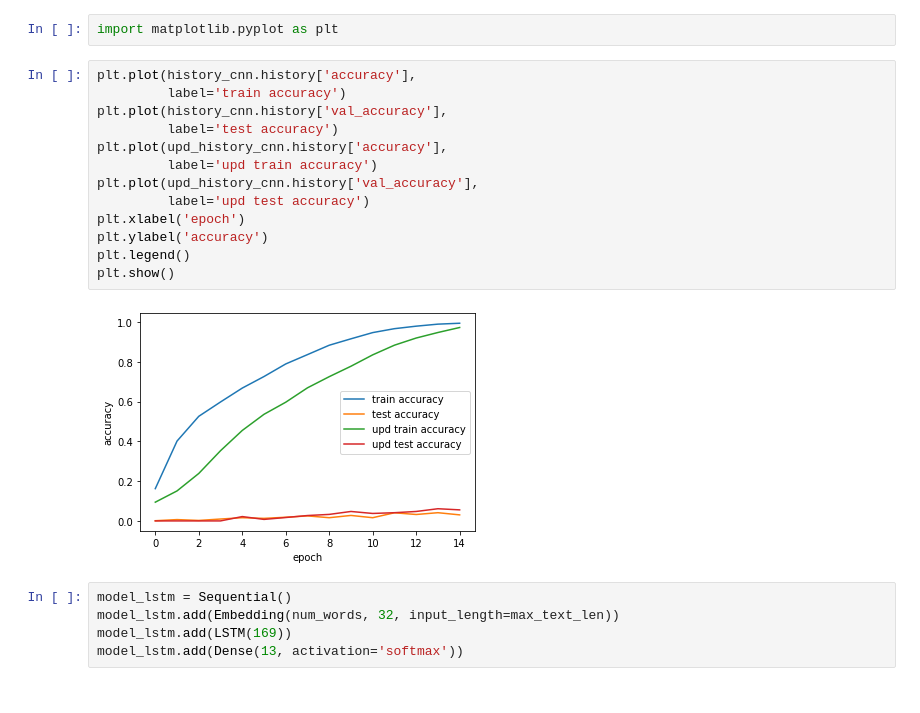
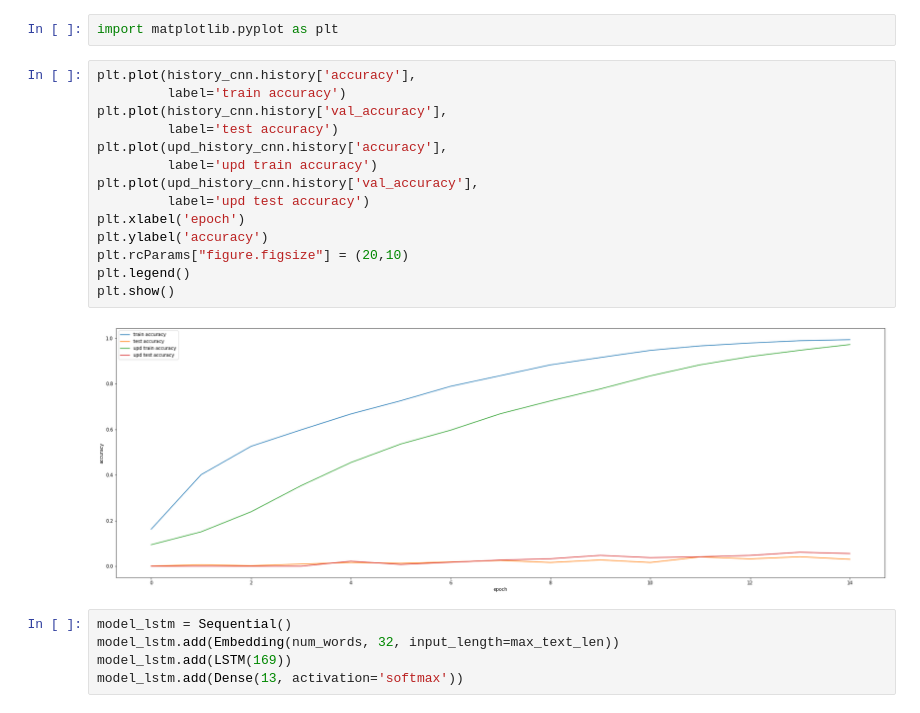
Before and after one commit to winkey1rd/Text-Data-analysis, a Jupyter notebook: TextDataAnalysis.ipynb, the cells around one changed output. Cells and saved outputs as stored; diff of their text form.

```diff
--- a/TextDataAnalysis.ipynb
+++ b/TextDataAnalysis.ipynb
@@ -356,18 +320,19 @@ import matplotlib.pyplot as plt
 # %%
 plt.plot(history_cnn.history['accuracy'],
          label='train accuracy')
 plt.plot(history_cnn.history['val_accuracy'],
          label='test accuracy')
 plt.plot(upd_history_cnn.history['accuracy'],
          label='upd train accuracy')
 plt.plot(upd_history_cnn.history['val_accuracy'],
          label='upd test accuracy')
 plt.xlabel('epoch')
 plt.ylabel('accuracy')
+plt.rcParams["figure.figsize"] = (20,10)
 plt.legend()
 plt.show()
 # %% [output]
-[figure, old version]
+[figure, new version]
 # %%
 model_lstm = Sequential()
 model_lstm.add(Embedding(num_words, 32, input_length=max_text_len))
```
Also changed, not shown: parts of 11 cells of this notebook.
